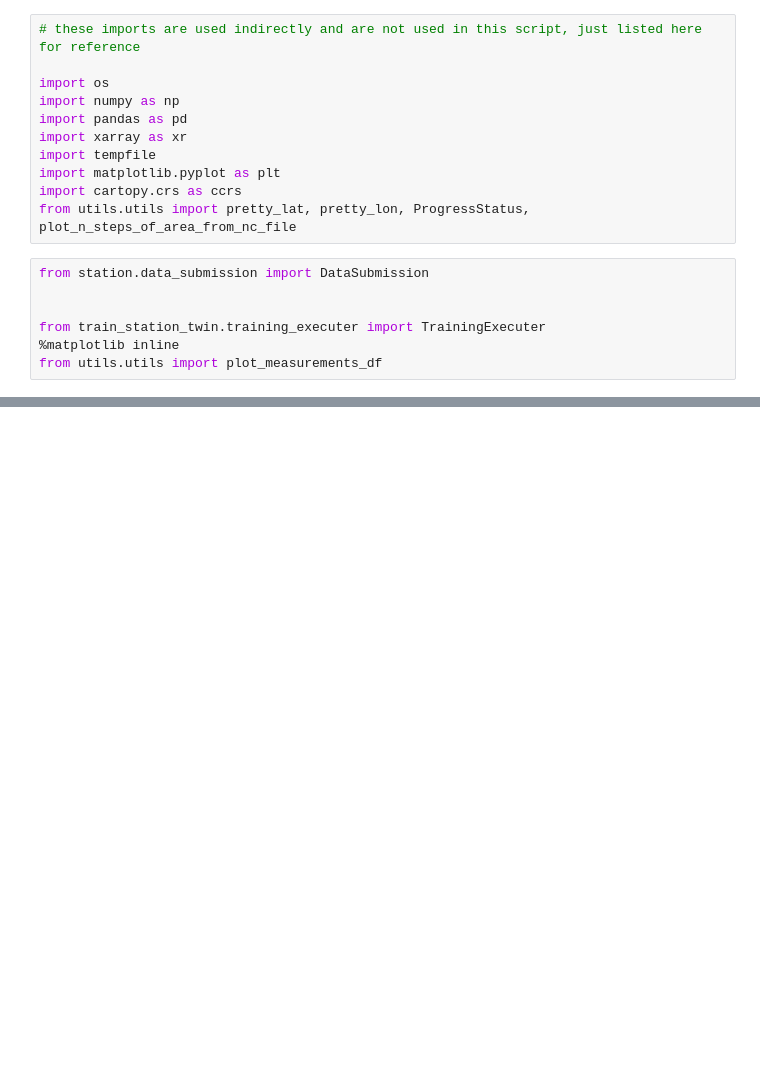
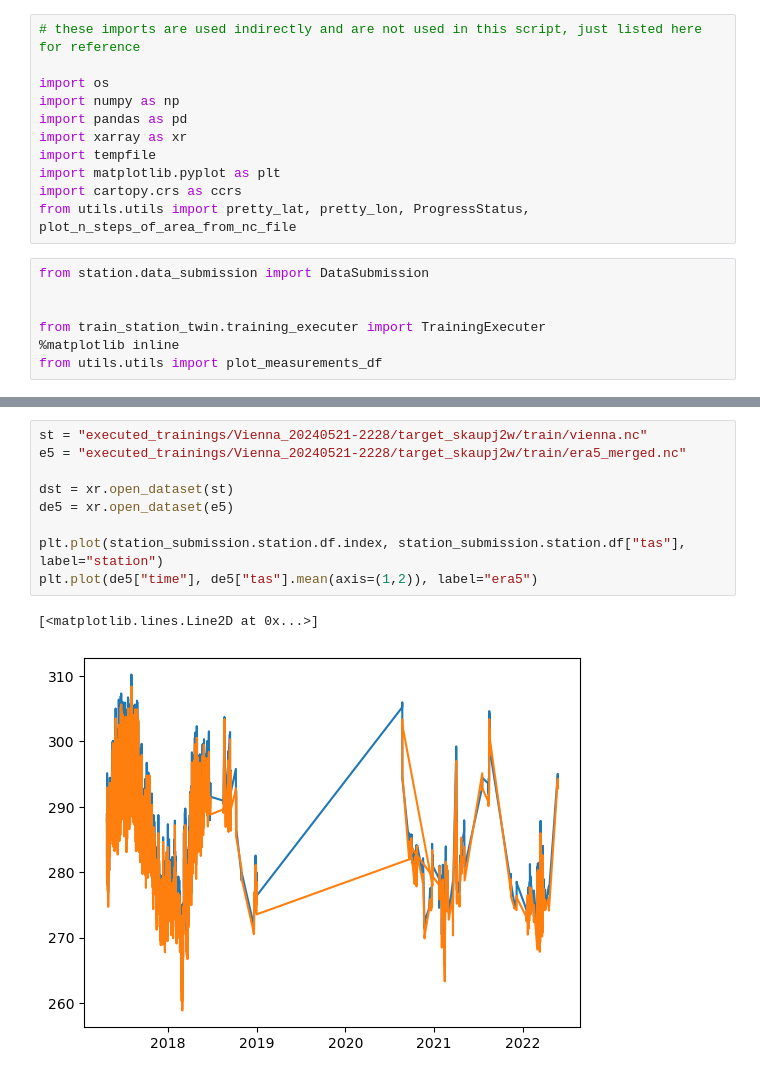
Before and after one commit to Ferdinand1123/digital-twin-for-weather-station, a Jupyter notebook: training_executer.ipynb, the cells around one changed output, grey strips where cells are left out. Saved outputs shown, nothing was run; the diff lists cells and outputs as text; blank space fills up the shorter version.

```diff
--- a/training_executer.ipynb
+++ b/training_executer.ipynb
@@ -85,0 +91,12 @@ tail -f ./executed_trainings/Marshall_20240521-1552/temp_fxwvslri/slurm_logs/cra
+# %%
+st = "executed_trainings/Vienna_20240521-2228/target_skaupj2w/train/vienna.nc"
+e5 = "executed_trainings/Vienna_20240521-2228/target_skaupj2w/train/era5_merged.nc"
+
+dst = xr.open_dataset(st)
+de5 = xr.open_dataset(e5)
+
+plt.plot(station_submission.station.df.index, station_submission.station.df["tas"], label="station")
+plt.plot(de5["time"], de5["tas"].mean(axis=(1,2)), label="era5")
+# %% [output]
+[<matplotlib.lines.Line2D at 0x...>]
+[figure, added]
```
Also changed, not shown: parts of 5 cells of this notebook, 40 other files.
